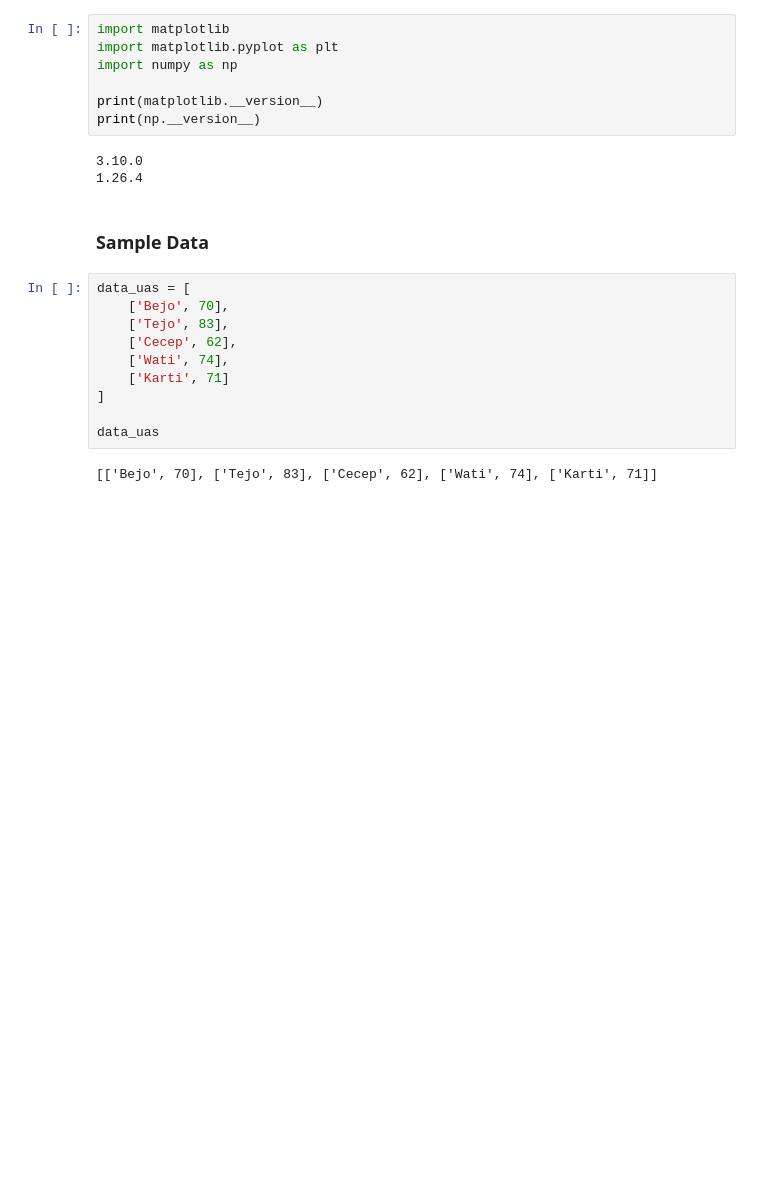
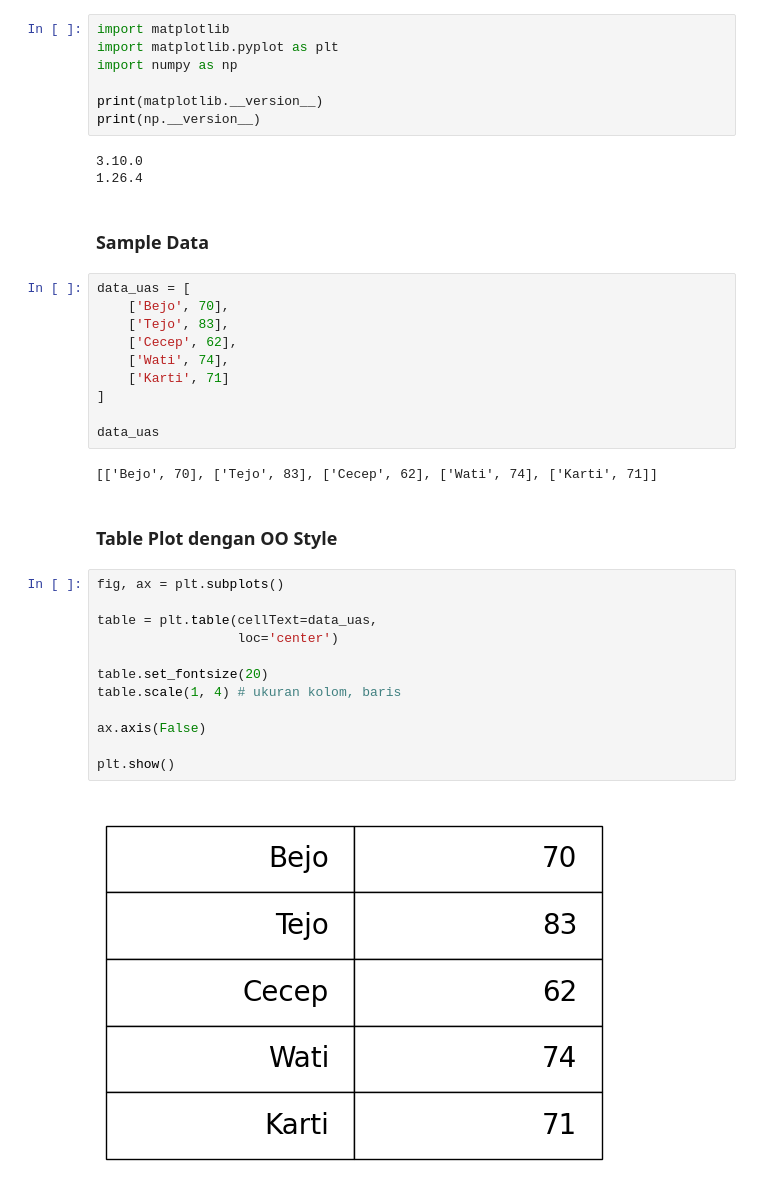
Before and after one commit to LatiefDataVisionary/matplotlib-with-indonesia-belajar, a Jupyter notebook: Matplotlib_07_Belajar_Table_Plot_|_Table_Chart.ipynb, the cells around one changed output. Saved outputs shown, nothing was run; the diff lists cells and outputs as text; blank space fills up the shorter version.

Commit message:
Table Plot dengan OO Style

```diff
--- a/Matplotlib_07_Belajar_Table_Plot_|_Table_Chart.ipynb
+++ b/Matplotlib_07_Belajar_Table_Plot_|_Table_Chart.ipynb
@@ -26,3 +26,19 @@ data_uas = [
 data_uas
 # %% [output]
 [['Bejo', 70], ['Tejo', 83], ['Cecep', 62], ['Wati', 74], ['Karti', 71]]
+# %% [markdown]
+### **Table Plot dengan OO Style**
+# %%
+fig, ax = plt.subplots()
+
+table = plt.table(cellText=data_uas,
+                  loc='center')
+
+table.set_fontsize(20)
+table.scale(1, 4) # ukuran kolom, baris
+
+ax.axis(False)
+
+plt.show()
+# %% [output]
+[figure, added]
```
Also changed, not shown: parts of 1 cell of this notebook.
